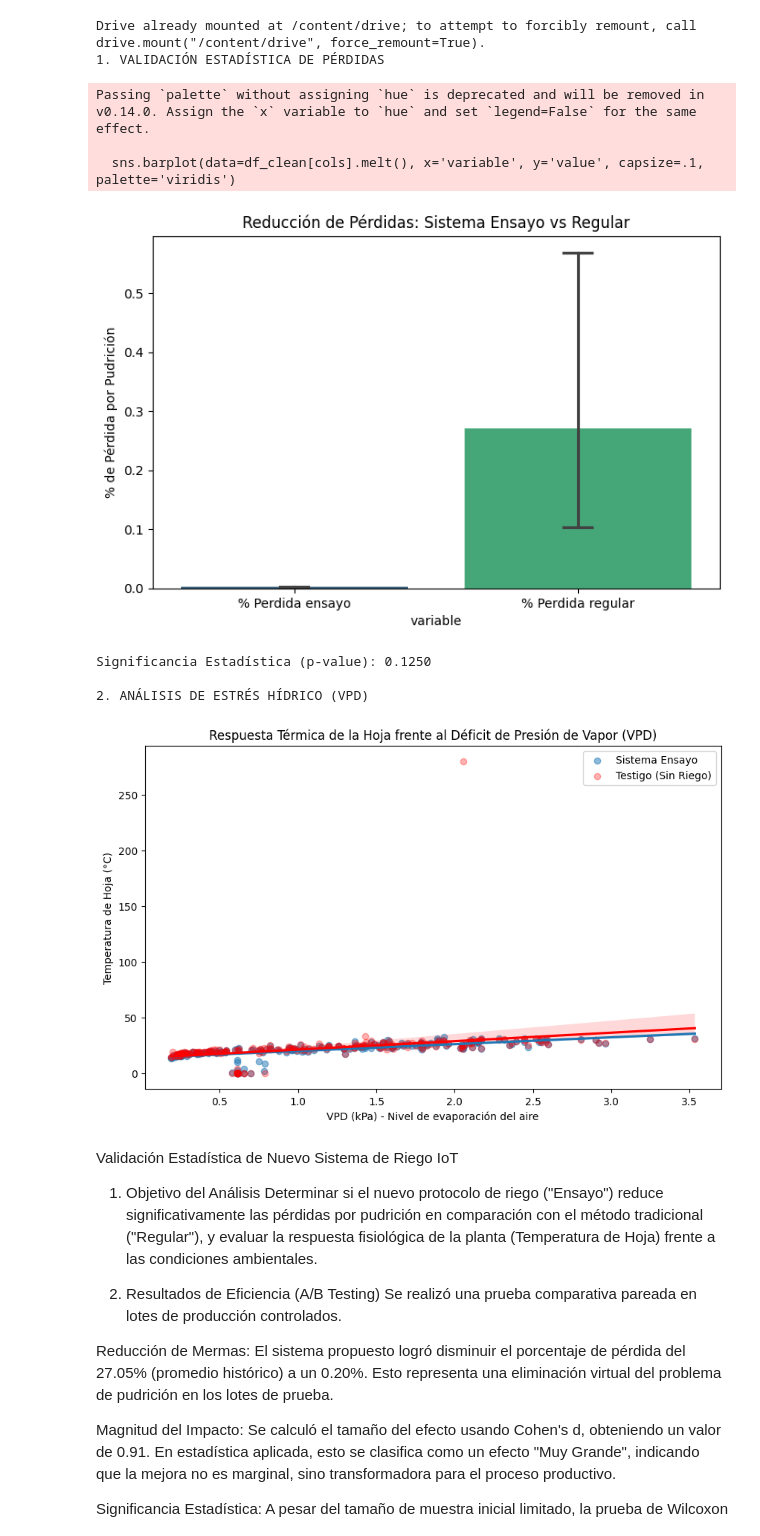
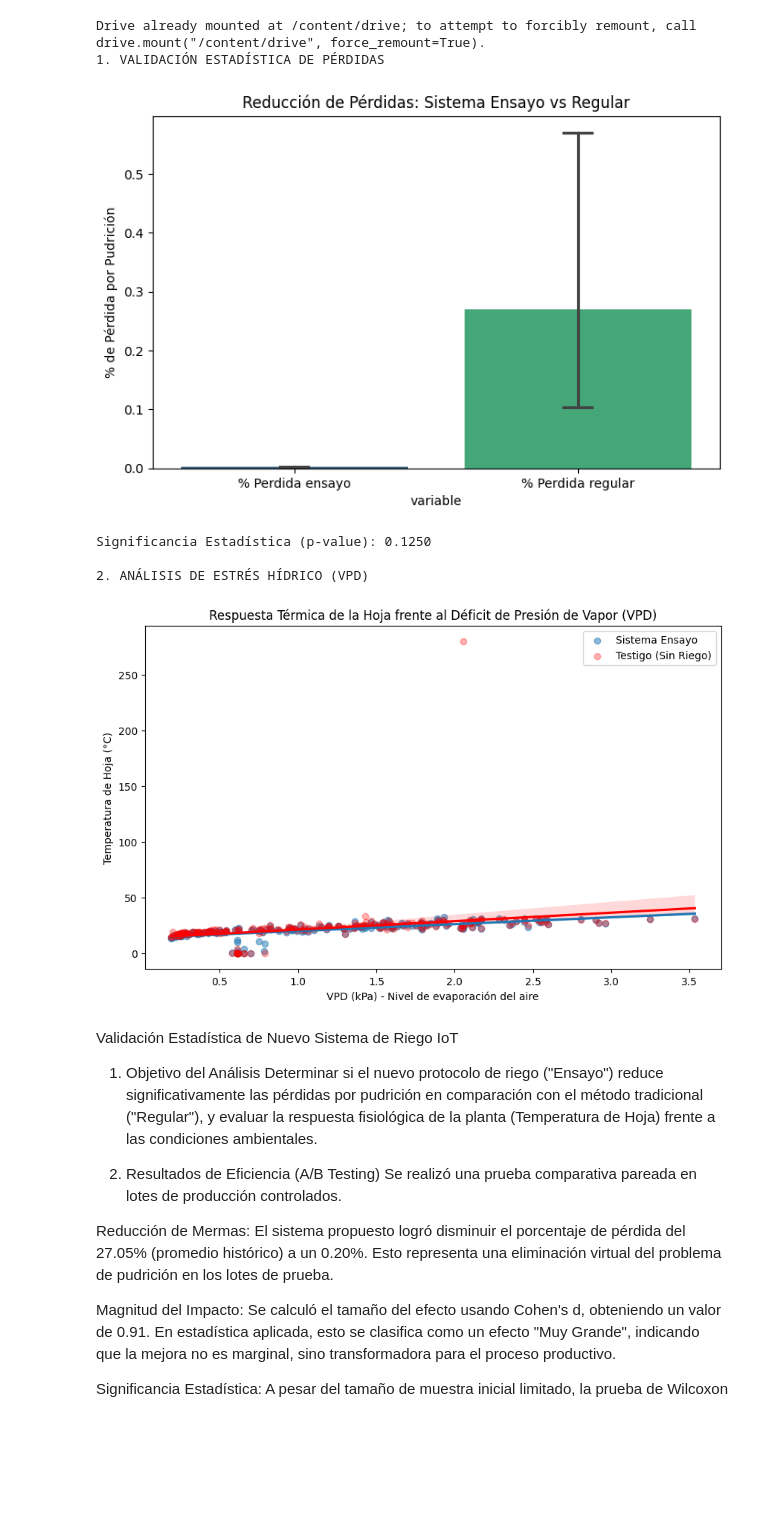
Before and after one commit to florezandres552/Optimizacion-Riego-IoT, a Jupyter notebook: Proyecto_Riego.ipynb, the cells around one changed output. Cells and saved outputs as stored; diff of their text form; code cells hidden in the pictures; blank space fills up the shorter version.

```diff
--- a/Proyecto_Riego.ipynb
+++ b/Proyecto_Riego.ipynb
@@ -19,7 +19,7 @@ def calcular_vpd(temp_amb, hr_amb):
 try:
     xl = pd.ExcelFile(ruta_excel)
 
-    # --- PARTE A: ANÁLISIS DE PÉRDIDAS (IMPACTO ECONÓMICO) ---
+    # --- PARTE A: ANÁLISIS DE PÉRDIDAS (CORREGIDO SIN ADVERTENCIAS) ---
     if 'APROVECHAMIENTO' in xl.sheet_names:
         print("1. VALIDACIÓN ESTADÍSTICA DE PÉRDIDAS")
         df_loss = pd.read_excel(xl, 'APROVECHAMIENTO', header=3)
@@ -29,12 +29,16 @@ try:
         for col in cols: df_loss[col] = pd.to_numeric(df_loss[col], errors='coerce')
         df_clean = df_loss.dropna(subset=cols)
 
-        # Prueba de Wilcoxon (Ideal para muestras pequeñas en Agro)
+        # Prueba de Wilcoxon
         stat, p_val = stats.wilcoxon(df_clean[cols[0]], df_clean[cols[1]])
 
-        # Visualización
+        # Visualización corregida para evitar el FutureWarning
         plt.figure(figsize=(8, 5))
-        sns.barplot(data=df_clean[cols].melt(), x='variable', y='value', capsize=.1, palette='viridis')
+        df_grafico = df_clean[cols].melt()
+
+        # Aquí la corrección: asignamos 'x' a 'hue' y ponemos legend=False
+        sns.barplot(data=df_grafico, x='variable', y='value', hue='variable', capsize=.1, palette='viridis', legend=False)
+
         plt.title('Reducción de Pérdidas: Sistema Ensayo vs Regular')
         plt.ylabel('% de Pérdida por Pudrición')
         plt.show()
@@ -42,40 +46,37 @@ try:
 
     # --- PARTE B: RESPUESTA FISIOLÓGICA (VPD Y TEMPERATURA) ---
     if 'BD' in xl.sheet_names:
         print("2. ANÁLISIS DE ESTRÉS HÍDRICO (VPD)")
         df_bd = pd.read_excel(xl, 'BD')
         df_bd.columns = df_bd.columns.astype(str).str.strip()
 
         # Limpieza de variables climáticas
         clima_cols = ['Temperatura Ambiente dentro', 'Humedad Relativa dentro', 'T Hoja 10s', 'Testigo']
         for c in clima_cols: df_bd[c] = pd.to_numeric(df_bd[c], errors='coerce')
         df_clima = df_bd.dropna(subset=clima_cols).copy()
 
         # Cálculo de VPD
         df_clima['VPD'] = calcular_vpd(df_clima['Temperatura Ambiente dentro'], df_clima['Humedad Relativa dentro'])
 
         # Gráfico de Correlación con Regresión
         plt.figure(figsize=(10, 6))
         sns.regplot(data=df_clima, x='VPD', y='T Hoja 10s', label='Sistema Ensayo', scatter_kws={'alpha':0.5})
         sns.regplot(data=df_clima, x='VPD', y='Testigo', label='Testigo (Sin Riego)', scatter_kws={'alpha':0.3}, color='red')
         plt.title('Respuesta Térmica de la Hoja frente al Déficit de Presión de Vapor (VPD)')
         plt.xlabel('VPD (kPa) - Nivel de evaporación del aire')
         plt.ylabel('Temperatura de Hoja (°C)')
         plt.legend()
         plt.show()
 
 except Exception as e:
     print(f"Error en el proceso: {e}")
 # %% [output]
 Drive already mounted at /content/drive; to attempt to forcibly remount, call drive.mount("/content/drive", force_remount=True).
 1. VALIDACIÓN ESTADÍSTICA DE PÉRDIDAS
+[figure]
-Passing `palette` without assigning `hue` is deprecated and will be removed in v0.14.0. Assign the `x` variable to `hue` and set `legend=False` for the same effect.
+Significancia Estadística (p-value): 0.1250
 
-  sns.barplot(data=df_clean[cols].melt(), x='variable', y='value', capsize=.1, palette='viridis')
+2. ANÁLISIS DE ESTRÉS HÍDRICO (VPD)
-[figure]
-Significancia Estadística (p-value): 0.1250
-
-2. ANÁLISIS DE ESTRÉS HÍDRICO (VPD)
 [figure]
 # %% [markdown]
 Validación Estadística de Nuevo Sistema de Riego IoT
```
